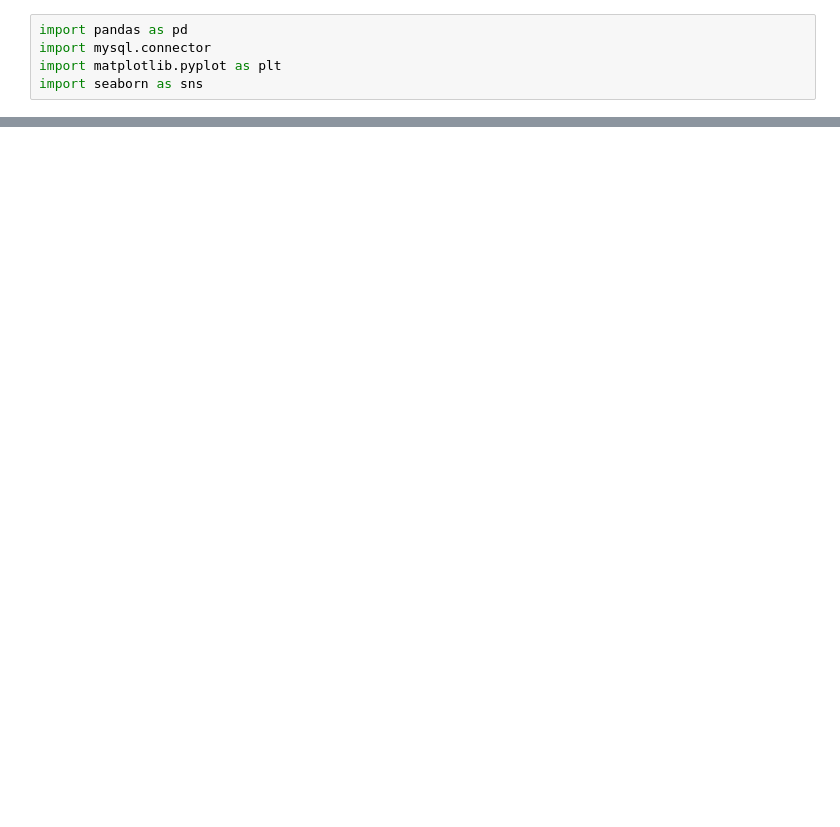
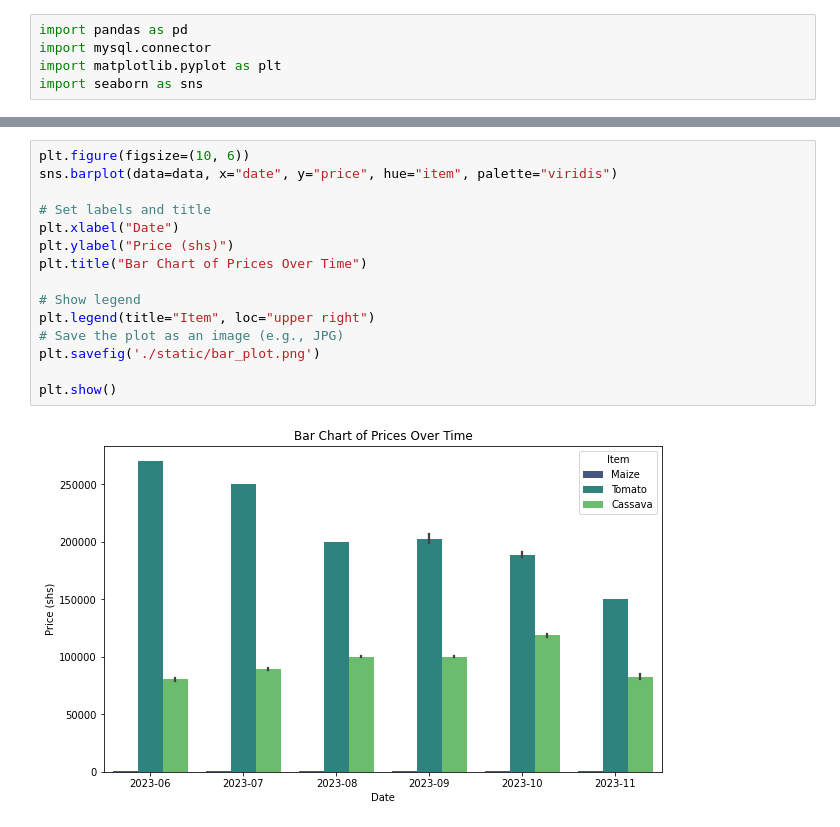
Before and after one commit to Kisekka-Alexander/Prices-Flare, a Jupyter notebook: visualization_notebook.ipynb, the cells around one changed output, grey strips where cells are left out. Cells and saved outputs as stored; diff of their text form; blank space fills up the shorter version.

Commit message:
generate other plots

```diff
--- a/visualization_notebook.ipynb
+++ b/visualization_notebook.ipynb
@@ -33,0 +34,17 @@ plt.savefig('./static/line_plot.png')
+# %%
+plt.figure(figsize=(10, 6))
+sns.barplot(data=data, x="date", y="price", hue="item", palette="viridis")
+
+# Set labels and title
+plt.xlabel("Date")
+plt.ylabel("Price (shs)")
+plt.title("Bar Chart of Prices Over Time")
+
+# Show legend
+plt.legend(title="Item", loc="upper right")
+# Save the plot as an image (e.g., JPG)
+plt.savefig('./static/bar_plot.png')
+
+plt.show()
+# %% [output]
+[figure, added]
```
Also changed, not shown: parts of 3 cells of this notebook, 5 other files.
